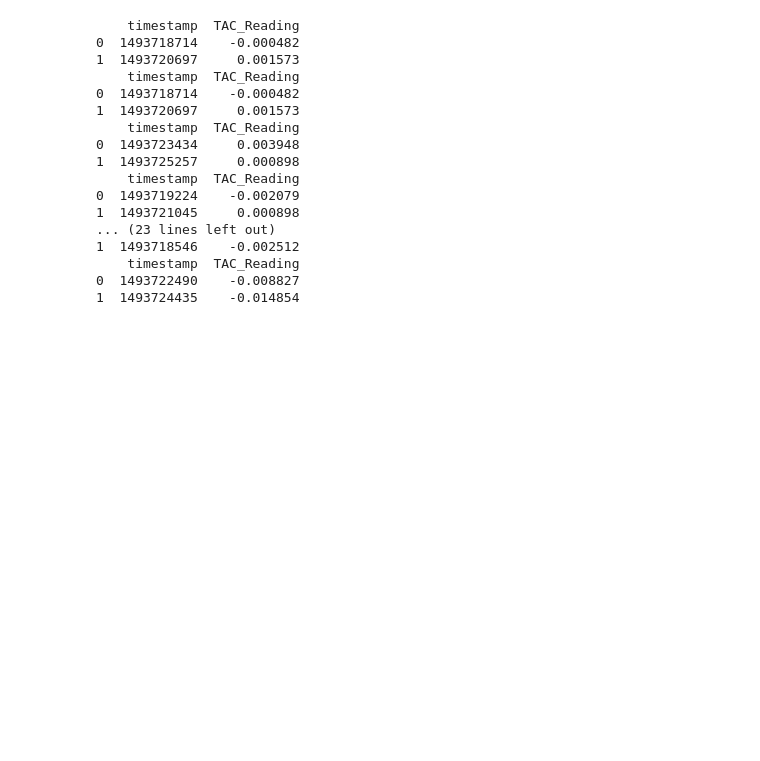
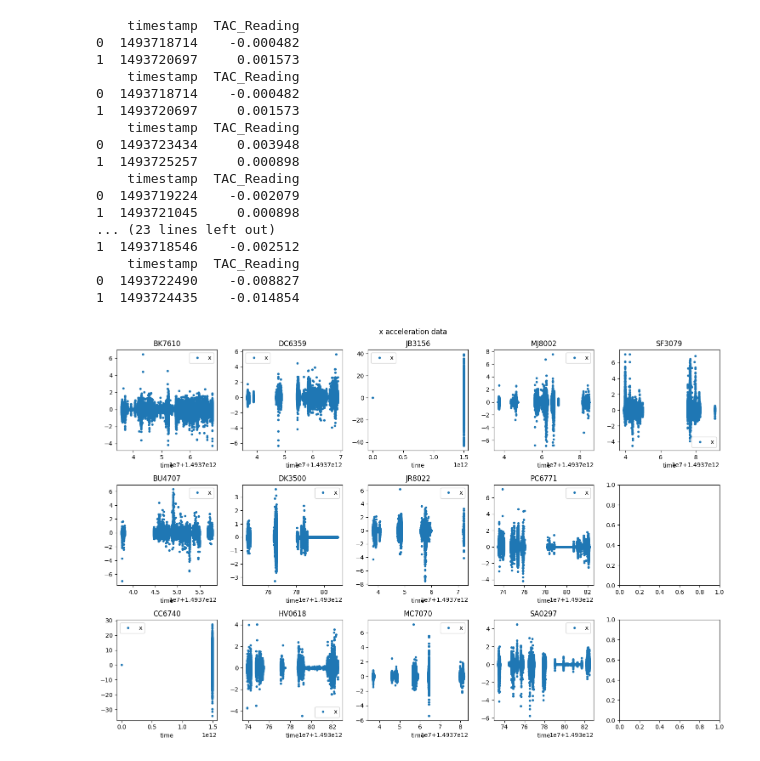
Before and after one commit to eatai/bar_crawl, a Jupyter notebook: BarCrawl_Classification.ipynb, the cells around one changed output. Drawn from its saved outputs; the diff is of its cells as text; code cells hidden in the pictures; blank space fills up the shorter version.

```diff
--- a/BarCrawl_Classification.ipynb
+++ b/BarCrawl_Classification.ipynb
@@ -122,13 +181,16 @@ for pid in pid_list:
 # %%
 fig, ax = plt.subplots(3,5, figsize=(15,10))
 
 
 for k, pid in enumerate(pid_list):
     acc_df[pid].plot(x='time', y = 'x', marker = '.', linestyle = 'none', ax = ax[k%3, int(np.floor(k/3))])
     ax[k%3, int(np.floor(k/3))].set_title(pid)
 
-fig.set_title('x acceleration data')
+fig.suptitle('x acceleration data')
+plt.tight_layout()
 plt.show()
+# %% [output]
+[figure, added]
 # %%
 fig, ax = plt.subplots(3,5, figsize=(15,10))
 
```
Also changed, not shown: parts of 13 cells of this notebook.
